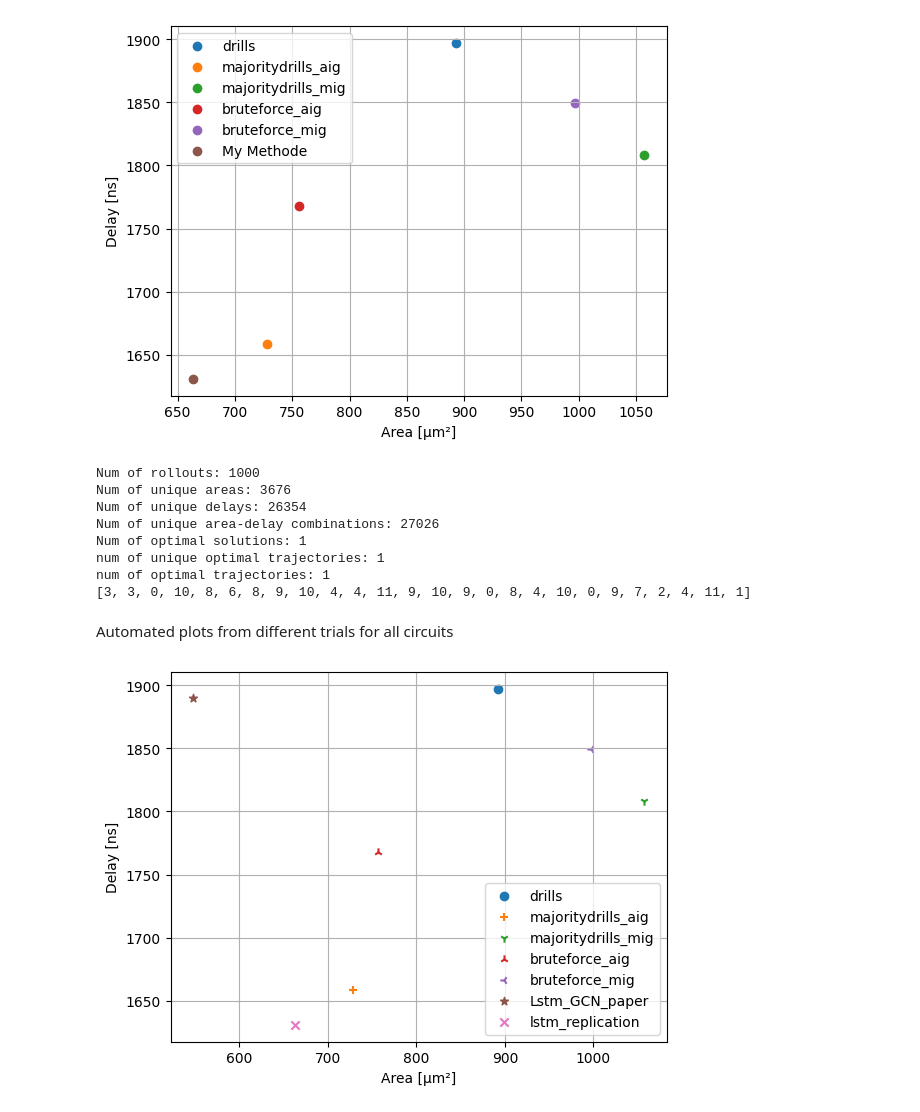
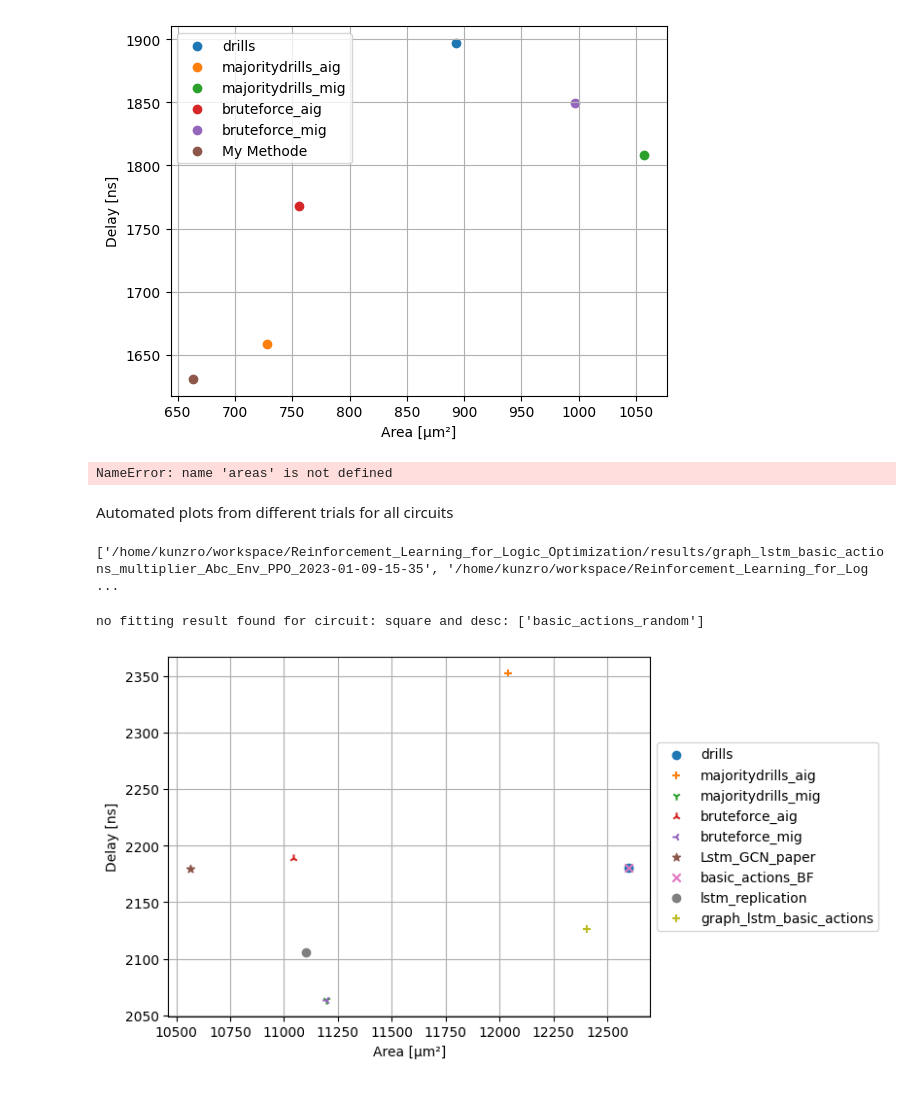
Before and after one commit to Kunzro/Reinforcement_Learning_for_Logic_Optimization, a Jupyter notebook: plots.ipynb, the cells around one changed output. Cells and saved outputs as stored; diff of their text form; code cells hidden in the pictures.

Commit message:
run experiments with run_experiment.py and brute_force.py

```diff
--- a/plots.ipynb
+++ b/plots.ipynb
@@ -97,8 +97,8 @@ actions shape: (20, 1, 50, 40)
 # %%
 # find the relevant points
 areas = my_results["areas"].reshape((-1, experiment_config["MAX_STEPS"]))
-delays = my_results["delays"].reshape((-1, experiment_config["MAX_STEPS"]))
-actions = my_results["actions"].reshape((-1, experiment_config["MAX_STEPS"]))
+delays = my_results["delays"].reshape((-1, experiment_config["horizon"]))
+actions = my_results["actions"].reshape((-1, experiment_config["horizon"]))
 target_delay = experiment_config["target_delay"]
 min_valid_area = areas[delays<=target_delay].min()
 delay_at_min_valid_area = delays[areas==min_valid_area].max()
@@ -149,14 +149,7 @@ print(f"num of optimal trajectories: {len(optimal_tradjectories)}")
 for tradjectory in optimal_tradjectories:
     print(tradjectory)
 # %% [output]
-Num of rollouts: 1000
-Num of unique areas: 3676
-Num of unique delays: 26354
-Num of unique area-delay combinations: 27026
-Num of optimal solutions: 1
-num of unique optimal trajectories: 1
-num of optimal trajectories: 1
-[3, 3, 0, 10, 8, 6, 8, 9, 10, 4, 4, 11, 9, 10, 9, 0, 8, 4, 10, 0, 9, 7, 2, 4, 11, 1]
+NameError: name 'areas' is not defined
 # %% [markdown]
 Automated plots from different trials for all circuits
 # %%
@@ -167,15 +160,20 @@ for dir in experiment_results_dirs:
     data_dir = os.path.join(result_dir, dir)
     if os.path.exists(os.path.join(data_dir, "results.npz")) and os.path.exists(os.path.join(data_dir, "experiment_config.yml")):
         results_dirs.append(data_dir)
+print(results_dirs)
 
-def get_result_fitting_description(results, desc: list, circuit_name):
+def get_result_fitting_description(results, desc: list, excludes: list, circuit_name):
     fitting_results = []
     for result in results:
-        if all(el in result for el in desc) and circuit_name in result:
+        if all([el in result for el in desc]) and circuit_name in result and not any([el in result for el in excludes]):
             fitting_results.append(result)
     assert len(fitting_results) < 2, f"more than one fitting results found: {fitting_results}"
-    assert len(fitting_results) > 0, "no fitting result found"
-    return fitting_results[0]
+    if len(fitting_results) == 0:
+        print(f"no fitting result found for circuit: {circuit_name} and desc: {desc}")
+    if len(fitting_results) == 1:
+        return fitting_results[0]
+    else:
+        return None
 
 def load_results_and_experiment_config(result_dir):
     experiment_config_dir = os.path.join(result_dir, "experiment_config.yml")
@@ -194,19 +192,26 @@ def load_results_and_experiment_config(result_dir):
 
 def get_best_solution(result_data, experiment_config):
     # find the relevant points
-    areas = result_data["areas"].reshape((-1, experiment_config["MAX_STEPS"]))
-    delays = result_data["delays"].reshape((-1, experiment_config["MAX_STEPS"]))
-    actions = result_data["actions"].reshape((-1, experiment_config["MAX_STEPS"]))
+    if "seq_len" in experiment_config:
+        areas = result_data["areas"].reshape((-1, experiment_config["seq_len"]))
+        delays = result_data["delays"].reshape((-1, experiment_config["seq_len"]))
+        actions = result_data["actions"].reshape((-1, experiment_config["seq_len"]))
+    else:
+        areas = result_data["areas"].reshape((-1, experiment_config["horizon"]))
+        delays = result_data["delays"].reshape((-1, experiment_config["horizon"]))
+        actions = result_data["actions"].reshape((-1, experiment_config["horizon"]))
     target_delay = experiment_config["target_delay"]
     min_valid_area = areas[delays<=target_delay].min()
     delay_at_min_valid_area = delays[areas==min_valid_area].min()
-    return min_valid_area, delay_at_min_valid_area, experiment_config["special_tag"]
+    return min_valid_area, delay_at_min_valid_area, experiment_config["experiment_name"]
 
 
-def plot_results_for_circuit(previous_results, results_dirs, descriptions, circuit_name):
+def plot_results_for_circuit(previous_results, results_dirs, descriptions, excludes, circuit_name):
     fitting_results = []
-    for desc in descriptions:
-        fitting_results.append(get_result_fitting_description(results_dirs, desc, circuit_name))
+    for desc, excl in zip(descriptions, excludes):
+        fitting_desc = get_result_fitting_description(results_dirs, desc, excl, circuit_name)
+        if fitting_desc is not None:
+            fitting_results.append(fitting_desc)
 
     results_data = []
     for result_dir in fitting_results:
@@ -226,13 +231,16 @@ def plot_results_for_circuit(previous_results, results_dirs, descriptions, circu
     for best_result in best_results:
         ax.scatter(best_result[0], best_result[1], label=best_result[2], marker=next(markers))
 
-    ax.legend()
+    ax.legend(loc='center left', bbox_to_anchor=(1, 0.5))
     ax.grid(True)
     ax.set_ylabel("Delay [ns]")
     ax.set_xlabel("Area [μm²]")
 
     plt.show()
+# %% [output]
+['/home/kunzro/workspace/Reinforcement_Learning_for_Logic_Optimization/results/graph_lstm_basic_actions_multiplier_Abc_Env_PPO_2023-01-09-15-35', '/home/kunzro/workspace/Reinforcement_Learning_for_Log ...
-# %%
-plot_results_for_circuit(previous_results, results_dirs, [["lstm_replication"]], "adder")
-# %% [output]
-[figure, removed]
+# %%
+plot_results_for_circuit(previous_results, results_dirs, descriptions=[["basic_actions_BF"], ["basic_actions_random"], ["lstm_replication"], ["graph_lstm_basic_actions"]], excludes=[[], [], ["lstm_replication_2", "17-46"], []], circuit_name="square")
+# %% [output]
+no fitting result found for circuit: square and desc: ['basic_actions_random']
+[figure, added]
```
Also changed, not shown: 20 other files.
